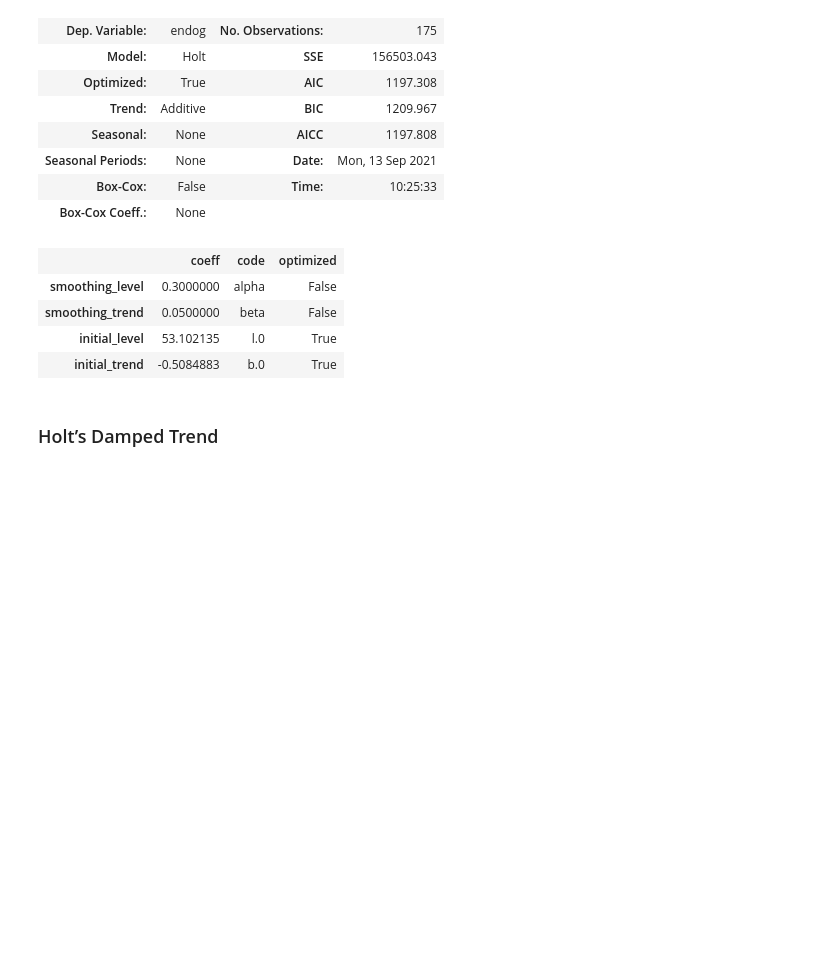
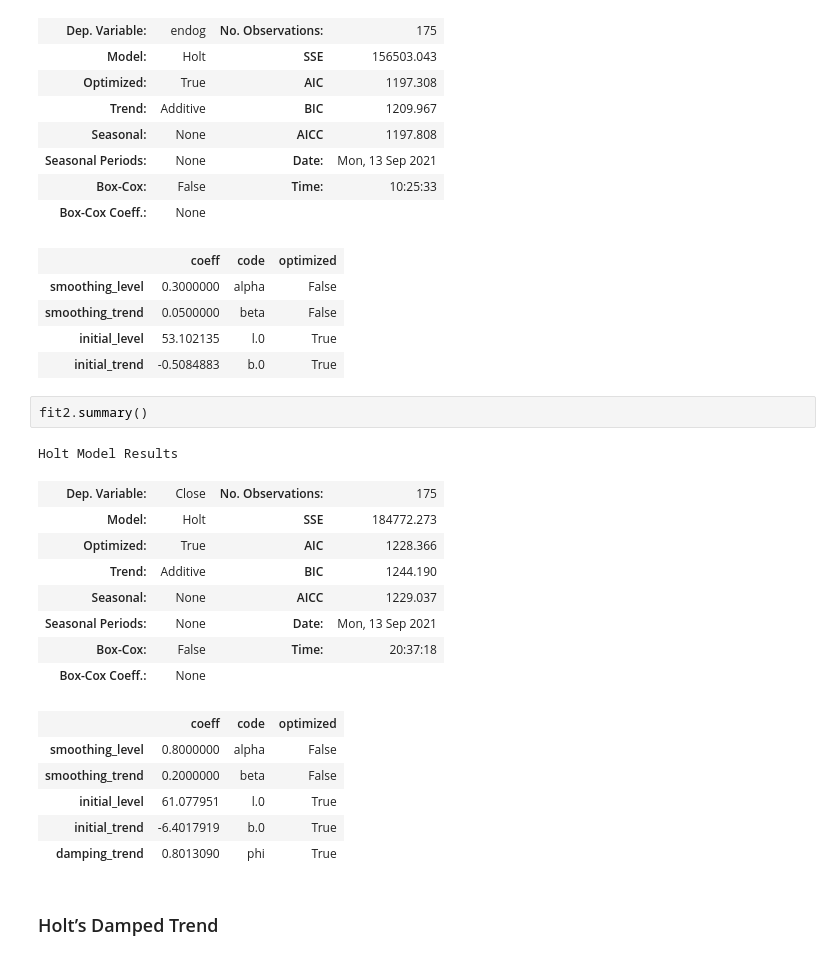
Before and after one commit to miazfryer/airlines_stocks, a Jupyter notebook: 03_Expoential_model.ipynb, the cells around one changed output. Drawn from its saved outputs; the diff is of its cells as text; blank space fills up the shorter version.

```diff
--- a/03_Expoential_model.ipynb
+++ b/03_Expoential_model.ipynb
@@ -186,5 +187,23 @@ Holt Model Results
 | smoothing_trend | 0.0500000 | beta | False |
 | initial_level | 53.102135 | l.0 | True |
 | initial_trend | -0.5084883 | b.0 | True |
+# %%
+fit2.summary()
+# %% [output]
+Holt Model Results
+| Dep. Variable: | Close | No. Observations: | 175 |
+| Model: | Holt | SSE | 184772.273 |
+| Optimized: | True | AIC | 1228.366 |
+| Trend: | Additive | BIC | 1244.190 |
+| Seasonal: | None | AICC | 1229.037 |
+| Seasonal Periods: | None | Date: | Mon, 13 Sep 2021 |
+| Box-Cox: | False | Time: | 20:37:18 |
+| Box-Cox Coeff.: | None |  |  |
+|  | coeff | code | optimized |
+| smoothing_level | 0.8000000 | alpha | False |
+| smoothing_trend | 0.2000000 | beta | False |
+| initial_level | 61.077951 | l.0 | True |
+| initial_trend | -6.4017919 | b.0 | True |
+| damping_trend | 0.8013090 | phi | True |
 # %% [markdown]
 ### Holt’s Damped Trend
```
Also changed, not shown: parts of 15 cells of this notebook.
